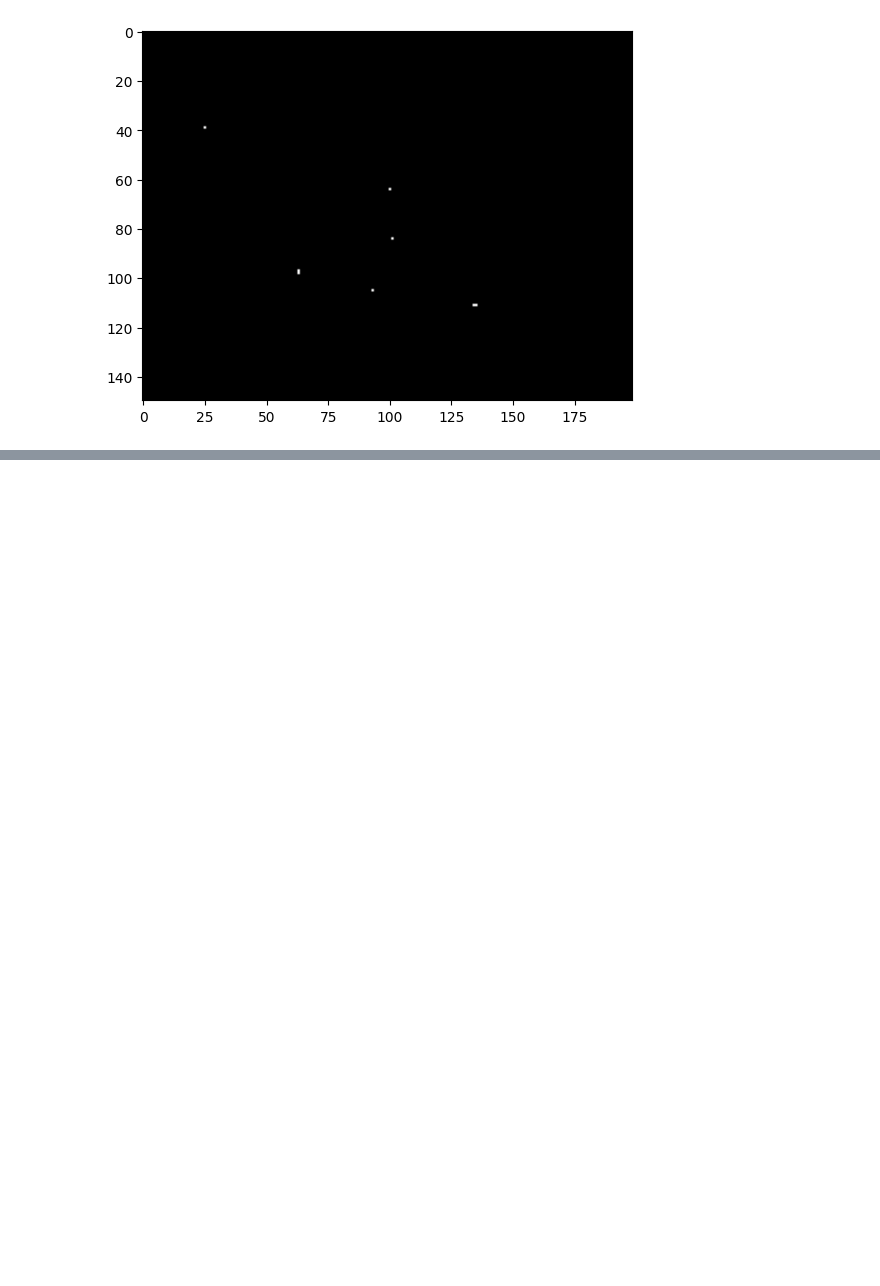
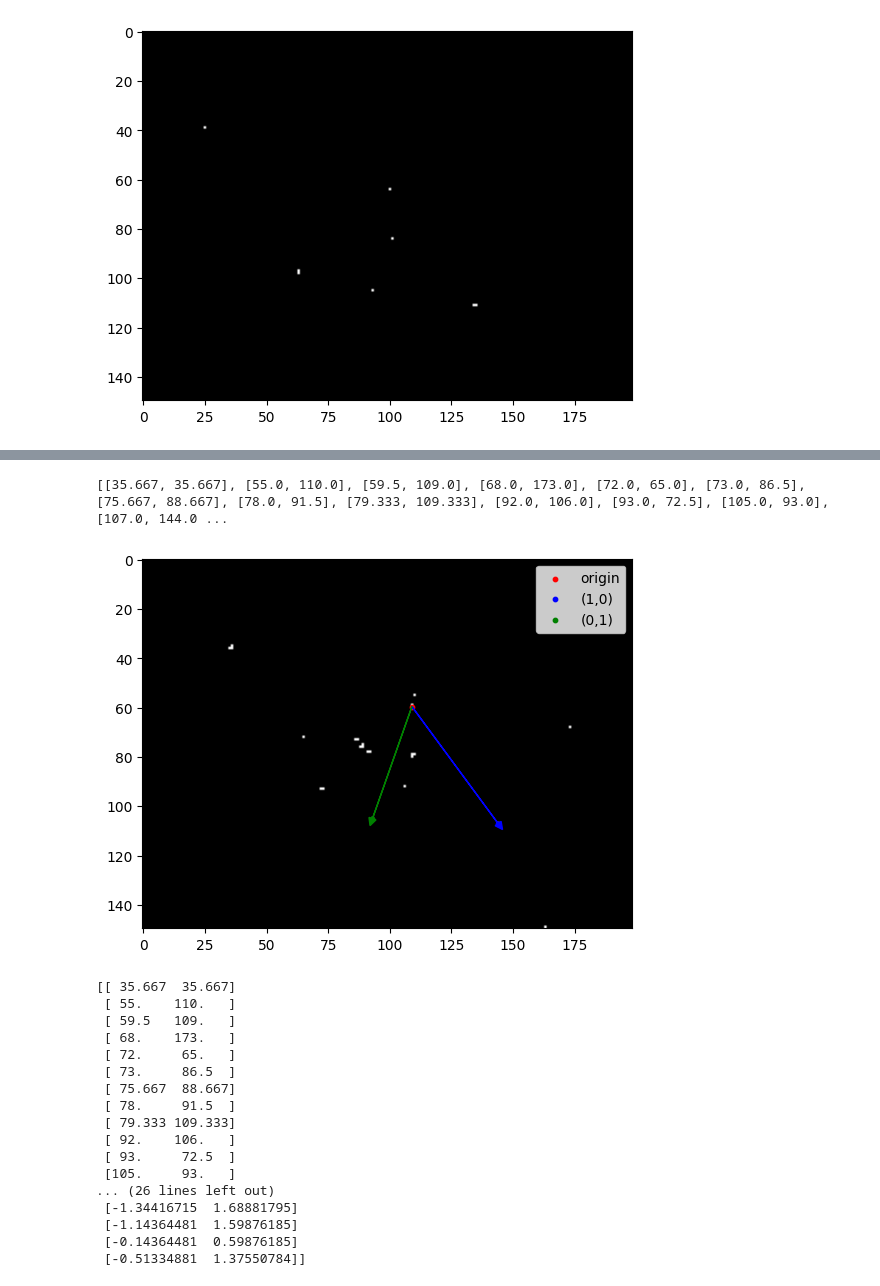
Before and after one commit to adithya-ananth/Star-Pattern-Recognition, a Jupyter notebook: Extracting_Coordinates/star_processing.ipynb, the cells around one changed output, grey strips where cells are left out. Saved outputs shown, nothing was run; the diff lists cells and outputs as text; code cells hidden in the pictures; blank space fills up the shorter version.

Commit message:
Code for Change of Basis added. Code to get the appropriate basis is not done yet.

```diff
--- a/Extracting_Coordinates/star_processing.ipynb
+++ b/Extracting_Coordinates/star_processing.ipynb
@@ -434,0 +434,41 @@ Coordinates of stars: [(19.0, 143.0), (60.0, 136.0), (70.0, 61.0), (79.0, 132.0)
+# %%
+# Change of Basis:
+
+img = pranav_camera('skyimages/image2.jpg')
+plt.imshow(img, cmap='gray')
+plt.show()
+coord = get_stars(copy.deepcopy(img))
+# for c in coord: print(c); print('-----------------')
+print(coord)
+# choose top 3 bright and close stars and store them as c0, cx, cy
+# c0,c1,c2 = sorted(coord, key=lambda x: x[2] * (x[0] + x[1] + x[2]), reverse=True)[:3]
+
+c0,c1,c2 = rr.choices(coord, k=3)
+
+# Chaneg the basis with c0 as the origin, cx as the x-axis and cy as the y-axis
+
+plt.imshow(img, cmap='gray')
+plt.scatter(c0[1], c0[0], c='red', s = 10, label='origin')
+plt.scatter(c1[1], c1[0], c='blue', s = 10, label='(1,0)')
+plt.scatter(c2[1], c2[0], c='green', s = 10, label='(0,1)')
+plt.legend()
+# Join the origin with the other two points with arrows
+plt.arrow(c0[1], c0[0], c1[1] - c0[1], c1[0] - c0[0], head_width=3, head_length=3, fc='blue', ec='blue')
+plt.arrow(c0[1], c0[0], c2[1] - c0[1], c2[0] - c0[0], head_width=3, head_length=3, fc='green', ec='green')
+
+plt.show()
+import numpy as np
+coord = np.array(coord)
+coord = coord[:, :2]
+# for c in coord: print(c)
+print(coord)
+coord = coord - c0[:2]
+# c0 = c0[:2] - c0[:2]; c1 = c1[:2] - c0[:2]; c2 = c2[:2] - c0[:2]
+basis = np.array([c1, c2])
+print(coord)
+# new_coord2 =np.matmul(np.linalg.inv(basis), coord.T).T
+new_coord =np.matmul(coord, np.linalg.inv(basis))
+# print(new_coord2, np.allclose(new_coord, new_coord2))
+print(new_coord)
+# coord
+# %% [output]
@@ -434,0 +476,19 @@ Coordinates of stars: [(19.0, 143.0), (60.0, 136.0), (70.0, 61.0), (79.0, 132.0)
+[[35.667, 35.667], [55.0, 110.0], [59.5, 109.0], [68.0, 173.0], [72.0, 65.0], [73.0, 86.5], [75.667, 88.667], [78.0, 91.5], [79.333, 109.333], [92.0, 106.0], [93.0, 72.5], [105.0, 93.0], [107.0, 144.0 ...
+[figure, added]
+[[ 35.667  35.667]
+ [ 55.    110.   ]
+ [ 59.5   109.   ]
+ [ 68.    173.   ]
+ [ 72.     65.   ]
+ [ 73.     86.5  ]
+ [ 75.667  88.667]
+ [ 78.     91.5  ]
+ [ 79.333 109.333]
+ [ 92.    106.   ]
+ [ 93.     72.5  ]
+ [105.     93.   ]
+... (26 lines left out)
+ [-1.34416715  1.68881795]
+ [-1.14364481  1.59876185]
+ [-0.14364481  0.59876185]
+ [-0.51334881  1.37550784]]
```
Also changed, not shown: parts of 6 cells of this notebook, 2 other files.
